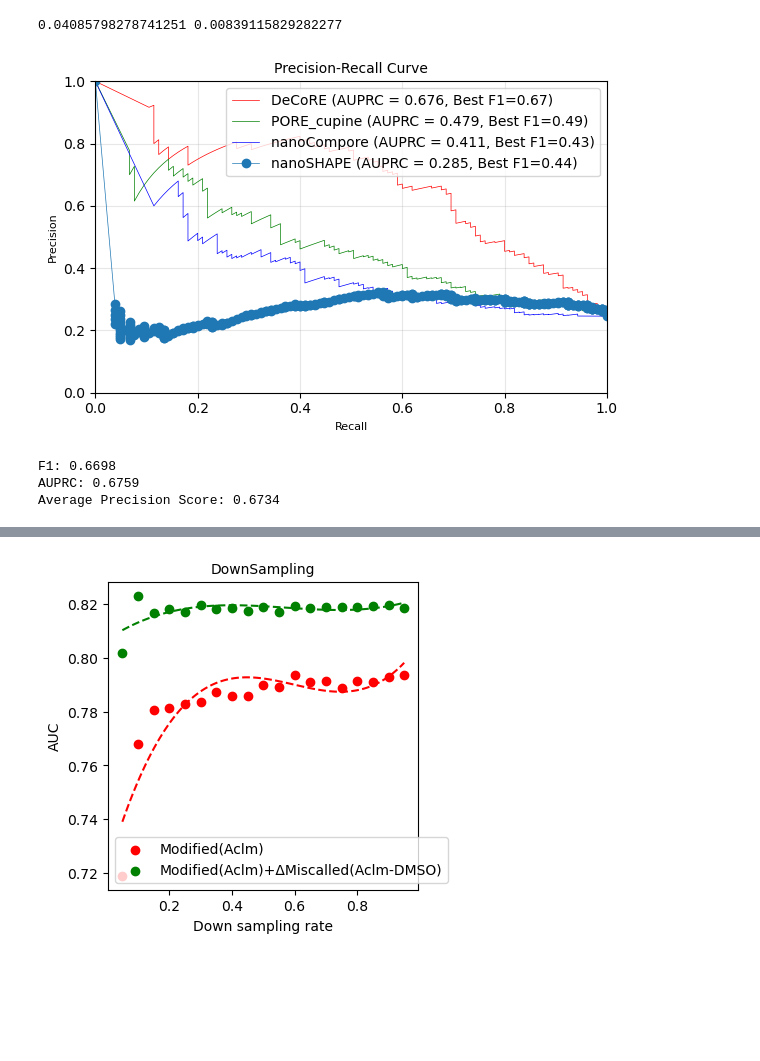
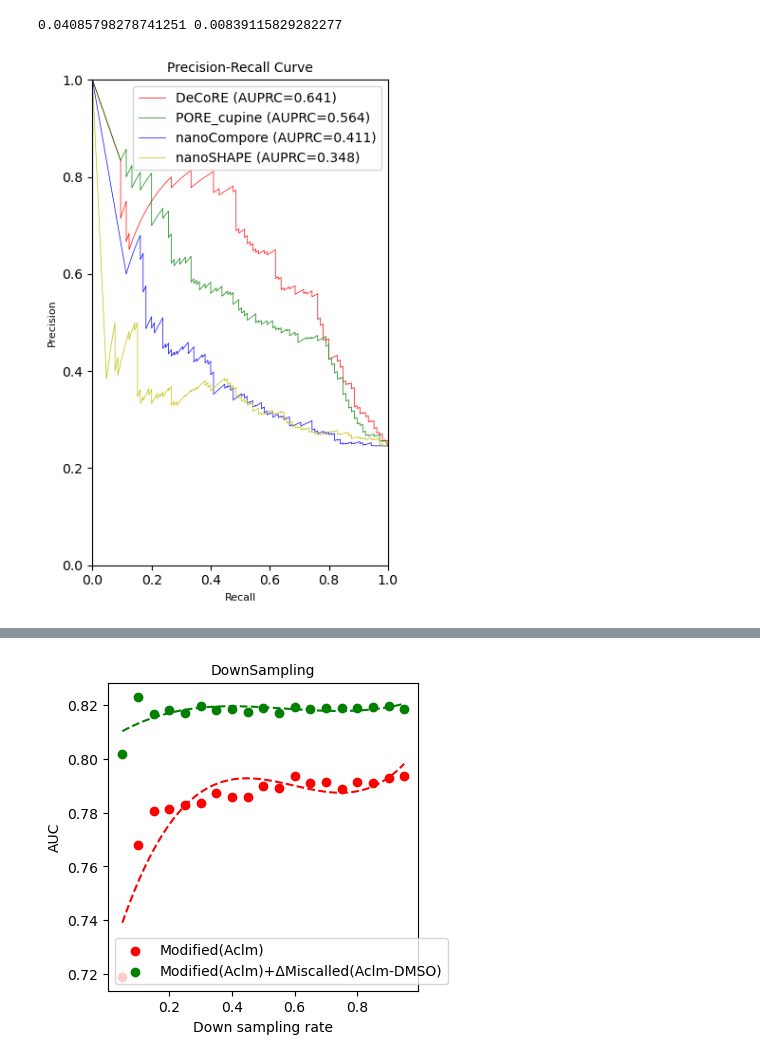
Before and after one commit to huangyon20/DeCoRe, a Jupyter notebook: data/Data Analysis for pri-miR17~92 RNA.ipynb, the cells around one changed output, grey strips where cells are left out. Drawn from its saved outputs; the diff is of its cells as text; code cells hidden in the pictures; blank space fills up the shorter version.

Commit message:
Update Jupyter notebook files

```diff
--- a/data/Data Analysis for pri-miR17~92 RNA.ipynb
+++ b/data/Data Analysis for pri-miR17~92 RNA.ipynb
@@ -340,6 +352,6 @@ plt.show()
 # %%
-NAI_vect=BitverDorado  #修改后画其它两个
-DMSO_vect=DMSODorado
+NAI_vect=Bitvector150  #修改后画其它两个
+DMSO_vect=DMSOBitvector
 NAI_one=np.sum(NAI_vect==1,axis=0)
 NAI_zero=np.sum(NAI_vect==0,axis=0)
 NAI_two=np.sum(NAI_vect==2,axis=0)
@@ -422,13 +465,19 @@ Prim_PORE_cupinescores_6=scores[110-Start:180-Start]+scores[249-Start:320-Start]
 PORE_cupine_auc="{:.3f}".format(General.calc_AUC_v2(mirdot_6,Prim_PORE_cupinescores_6))
 PORE_cupine_ROC=General.calc_shape_structure_ROC(mirdot_6,Prim_PORE_cupinescores_6, start=0.0, step=0.01, stop=1.0)
 
-nanoshapedf=pd.read_csv('/data1/huangyong/Project/Nanopore/nanoSHAPE/Mod150/Prim_nanoshape.csv',sep='\t')
-nanoSHAPEscores=Normal_SHAPE(nanoshapedf['Modifired_NO.'].tolist(),windowsize=200)
+loadData = np.load('/data2/zhome/huangyong/Jupyter/rRNA_nanoSHAPE-master/nanomod_data/1792_mod150_flen_prstats.npy',allow_pickle=True,encoding="latin1")
+data_df= pd.DataFrame(loadData)
+Start=-11+2
+grouped = data_df.groupby(by=['pos']).agg({'stat':'mean','read_id':'first'})
+nanoSHAPEscores=Normal_SHAPE(grouped['stat'].tolist(),windowsize=100)
+#nanoshapedf=pd.read_csv('/data1/huangyong/Project/Nanopore/nanoSHAPE/Mod150/Prim_nanoshape.csv',sep='\t')
+#nanoSHAPEscores=Normal_SHAPE(nanoshapedf['Modifired_NO.'].tolist(),windowsize=200)
 scores=nanoSHAPEscores
 nanoSHAPEscores_6=scores[110-Start:180-Start]+scores[249-Start:320-Start]+scores[392-Start:468-Start]+scores[572-Start:624-Start]+scores[684-Start:783-Start]+scores[821-Start:880-Start]
 nanoSHAPE_auc="{:.3f}".format(General.calc_AUC_v2(mirdot_6,nanoSHAPEscores_6))
 nanoSHAPE_ROC=General.calc_shape_structure_ROC(mirdot_6,nanoSHAPEscores_6, start=0.0, step=0.01, stop=1.0)
 
+Start=2
 nanoCompore=pd.read_csv('/data1/huangyong/Project/Nanopore/nanoSHAPE/Mod150/nanocompore/outnanocompore_results.tsv',sep='\t',index_col=0)
 Prim_mod=-np.log(nanoCompore['GMM_logit_pvalue'])
 nanoComporescores=Normal_SHAPE(Prim_mod,windowsize=200)
@@ -587,21 +611,18 @@ print(P1,P2)
 # %%
 import numpy as np
 import matplotlib.pyplot as plt
-from sklearn.metrics import precision_recall_curve, auc
+from sklearn.metrics import roc_curve,precision_recall_curve, auc,average_precision_score
 from sklearn.datasets import make_classification
-from sklearn.metrics import average_precision_score
 
 def calc_AUPCR(dot, shape_list):
     """
     dot                 -- Dotbracket structure
     shape_list          -- A list of SHAPE scores
 
-    Calculate the AUC between structure and shape
+    Calculate the AUPRC between structure and shape
 
     Return [point1, point2, point3,...]
     """
-    from sklearn.metrics import roc_curve, auc
-    import numpy as np
 
     assert len(dot) == len(shape_list)
     assert len(dot) > 20
@@ -623,47 +644,38 @@ def calc_AUPCR(dot, shape_list):
     best_precision = precision[best_f1_idx]
     best_recall = recall[best_f1_idx]
     y_pred_optimized = (shape_array >= best_threshold/10).astype(int)
 
     #precision, recall, thresholds = precision_recall_curve(unpaired, y_pred_optimized)
     precision, recall, thresholds = precision_recall_curve(unpaired, shape_array)
 
     auprc = auc(recall, precision)
 
     return recall,precision,auprc,best_f1,best_threshold
 
 recall,precision,auprc,best_f1,best_t=calc_AUPCR(mirdot_6,DecoRe_scores_6)
 recall_C,precision_C,auprc_C,best_f1_C,best_t_C=calc_AUPCR(mirdot_6,np.nan_to_num(nanoComporescores_6, nan=0))
 recall_P,precision_P,auprc_P,best_f1_P,best_t_P=calc_AUPCR(mirdot_6,Prim_PORE_cupinescores_6)
 recall_S,precision_S,auprc_S,best_f1_S,best_t_S=calc_AUPCR(mirdot_6,nanoSHAPEscores_6)
 
 
 # 绘制PR曲线
-plt.figure(figsize=(6, 4))
-plt.plot(recall, precision, 'r-', linewidth=0.5, label=f'DeCoRE (AUPRC = {auprc:.3f}, Best F1={best_f1:.2f})')
-plt.plot(recall_P, precision_P, 'g-', linewidth=0.5, label=f'PORE_cupine (AUPRC = {auprc_P:.3f}, Best F1={best_f1_P:.2f})')
-plt.plot(recall_C, precision_C, 'b-', linewidth=0.5, label=f'nanoCompore (AUPRC = {auprc_C:.3f}, Best F1={best_f1_C:.2f})')
-plt.plot(recall_S, precision_S, 'o-', linewidth=0.5, label=f'nanoSHAPE (AUPRC = {auprc_S:.3f}, Best F1={best_f1_S:.2f})')
-
-
+plt.figure(figsize=(4, 6))
+plt.plot(recall, precision, 'r-', linewidth=0.5, label=f'DeCoRE (AUPRC={auprc:.3f})')
+plt.plot(recall_P, precision_P, 'g-', linewidth=0.5, label=f'PORE_cupine (AUPRC={auprc_P:.3f})')
+plt.plot(recall_C, precision_C, 'b-', linewidth=0.5, label=f'nanoCompore (AUPRC={auprc_C:.3f})')
+plt.plot(recall_S, precision_S, 'y-', linewidth=0.5, label=f'nanoSHAPE (AUPRC={auprc_S:.3f})')
 
 #plt.plot([0, 1], [0.5, 0.5], 'r--', label='Random Classifier (AUPRC = 0.5)')
 plt.xlabel('Recall', fontsize=8)
 plt.ylabel('Precision', fontsize=8)
 plt.title('Precision-Recall Curve', fontsize=10)
 plt.legend(loc='best')
-plt.grid(True, alpha=0.3)
+#plt.grid(True, alpha=0.3)
 plt.xlim([0, 1])
 plt.ylim([0, 1])
 plt.tight_layout()
-#plt.savefig("/data1/huangyong/Project/Nanopore/nanoSHAPE/Mod150/4Methods_AUPRC3.24.pdf")
+#plt.savefig("/data1/huangyong/Project/Nanopore/nanoSHAPE/Mod150/4Methods_AUPRC4.3.pdf")
 #plt.close()
 plt.show()
-
-print(f"F1: {best_f1:.4f}")
-print(f"AUPRC: {auprc:.4f}")
-print(f"Average Precision Score: {avg_precision:.4f}")
 # %% [output]
-[figure, old version]
+[figure, new version]
-F1: 0.6698
-AUPRC: 0.6759
-Average Precision Score: 0.6734
```
Also changed, not shown: parts of 9 cells of this notebook, 1 other file.
